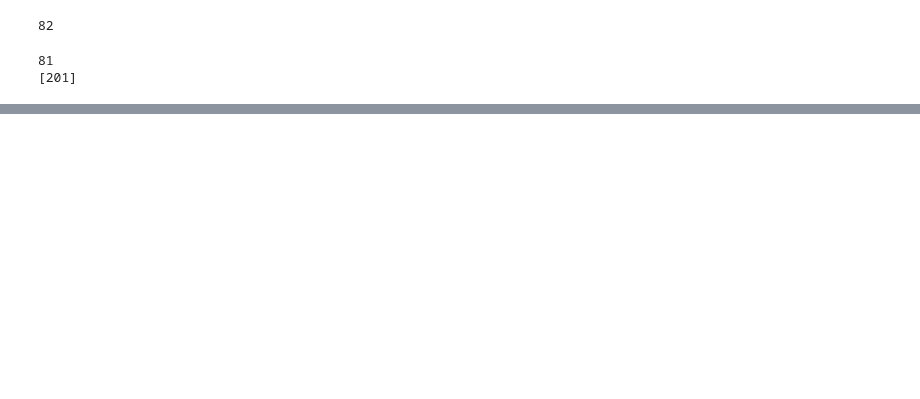
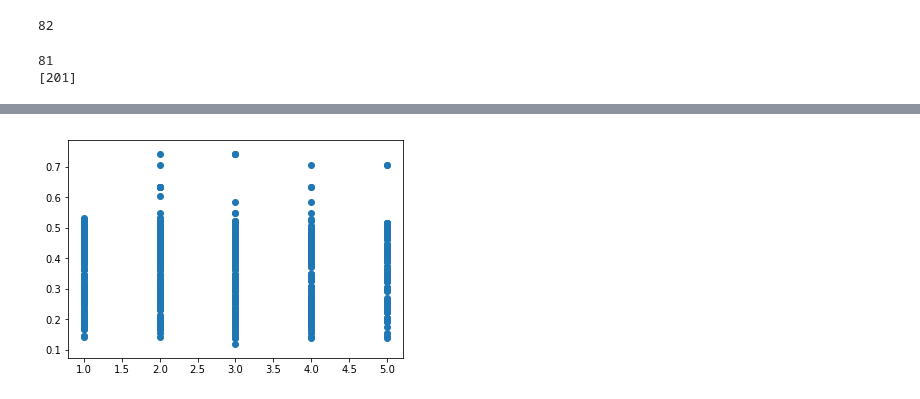
Before and after one commit to tyu0912/GPT2_XLNet_Comparison, a Jupyter notebook: post-model-check/compare_metrics_against_human_eval.ipynb, the cells around one changed output, grey strips where cells are left out. Cells and saved outputs as stored; diff of their text form; code cells hidden in the pictures; blank space fills up the shorter version.

```diff
--- a/post-model-check/compare_metrics_against_human_eval.ipynb
+++ b/post-model-check/compare_metrics_against_human_eval.ipynb
@@ -88,0 +171,5 @@ len(file)
+# %%
+plt.scatter(merge_df_all['human_eval'], merge_df_all['rouge_l'])
+plt.show()
+# %% [output]
+[figure, added]
```
Also changed, not shown: parts of 25 cells of this notebook.
